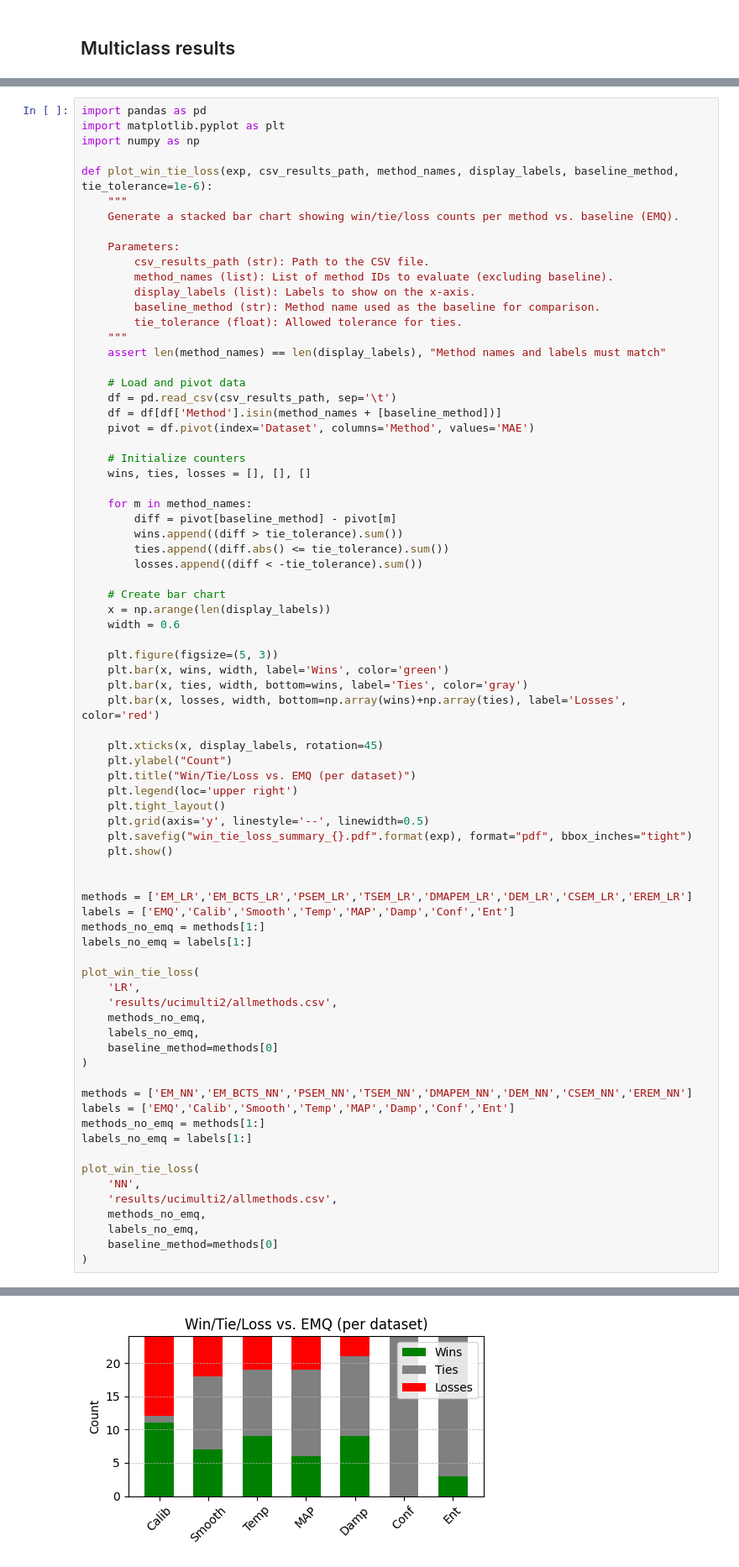
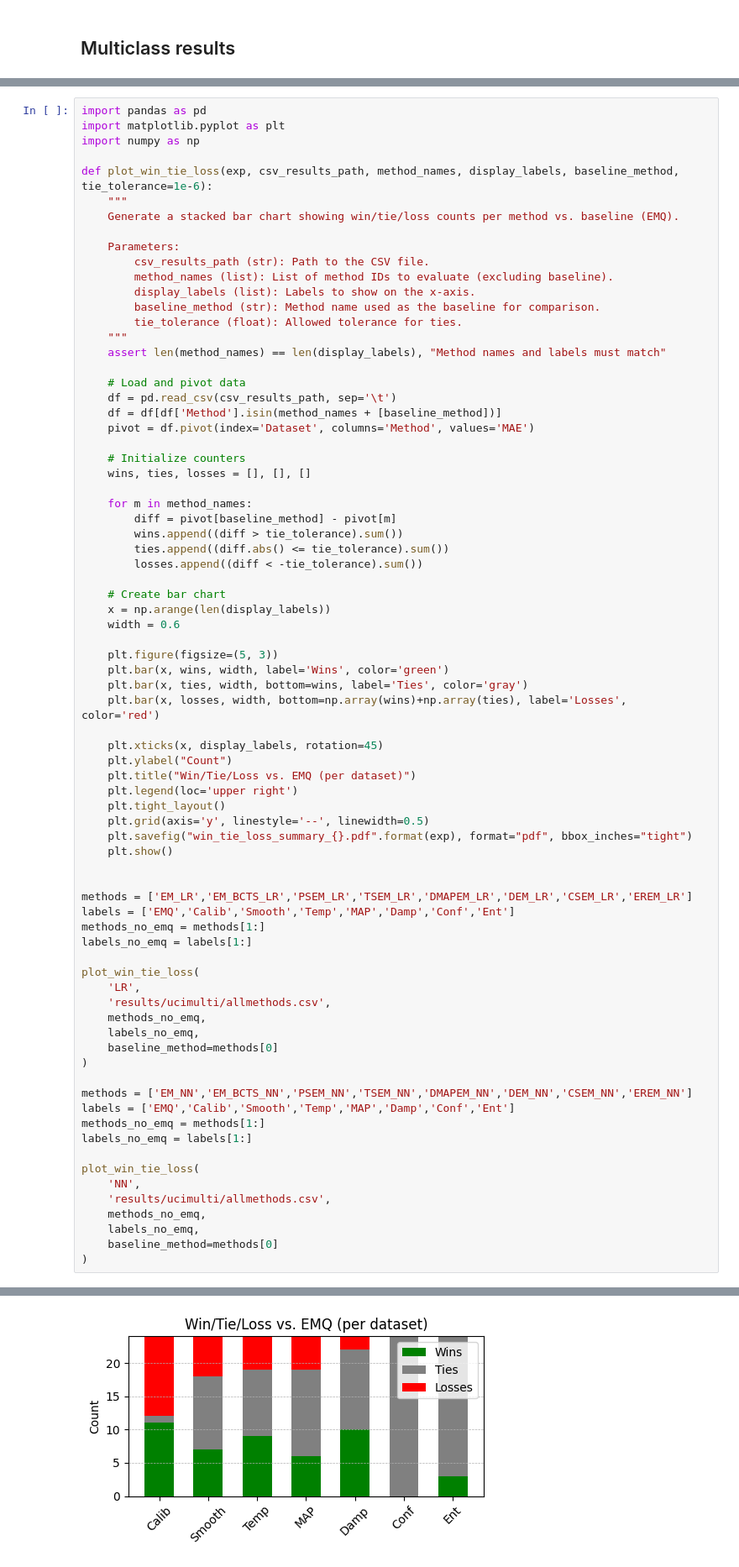
Before and after one commit to pglez82/emq-stabilization, a Jupyter notebook: formatresults.ipynb, the cells around one changed output, grey strips where cells are left out. Shown at 84% size. Saved outputs shown, nothing was run; the diff lists cells and outputs as text.

```diff
--- a/formatresults.ipynb
+++ b/formatresults.ipynb
@@ -456,7 +456,7 @@ labels_no_emq = labels[1:]
 
 plot_win_tie_loss(
     'LR',
-    'results/ucimulti2/allmethods.csv',
+    'results/ucimulti/allmethods.csv',
     methods_no_emq,
     labels_no_emq,
     baseline_method=methods[0]
@@ -469,7 +469,7 @@ labels_no_emq = labels[1:]
 
 plot_win_tie_loss(
     'NN',
-    'results/ucimulti2/allmethods.csv',
+    'results/ucimulti/allmethods.csv',
     methods_no_emq,
     labels_no_emq,
     baseline_method=methods[0]
@@ -479,4 +479,4 @@ plot_win_tie_loss(
-[figure, old version]
+[figure, new version]
 # %%
 import quapy as qp
 import os
```
Also changed, not shown: parts of 9 cells of this notebook, 2 other files.
